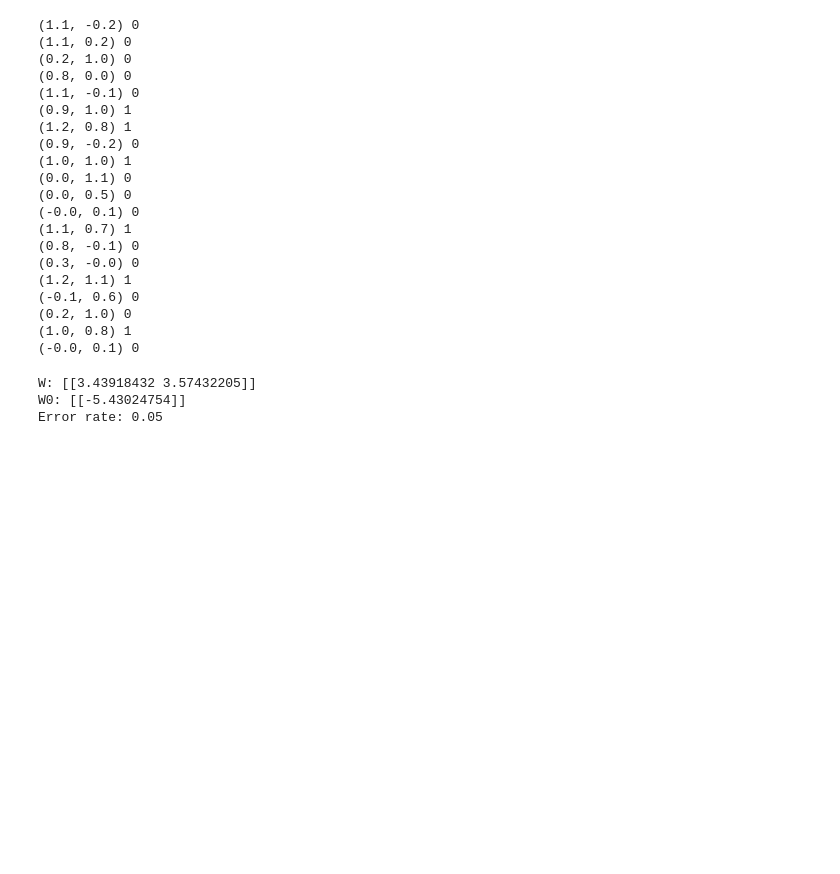
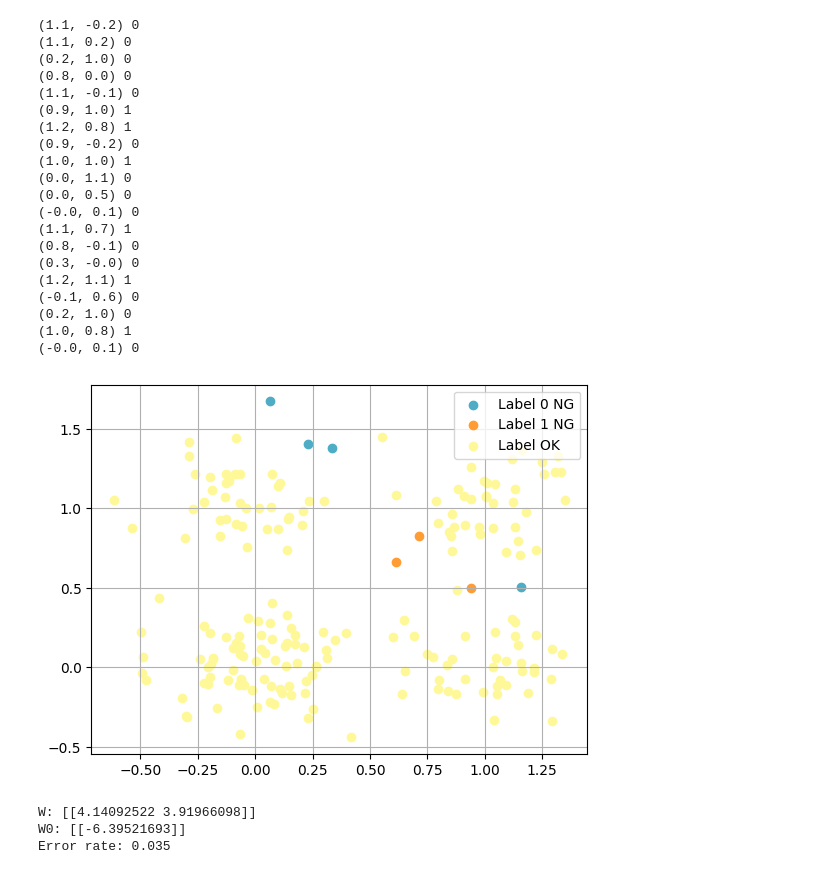
Before and after one commit to mark1702/mark, a Jupyter notebook: hoc_may_thong_ke.ipynb, the cells around one changed output. Cells and saved outputs as stored; diff of their text form; code cells hidden in the pictures; blank space fills up the shorter version.

```diff
--- a/hoc_may_thong_ke.ipynb
+++ b/hoc_may_thong_ke.ipynb
@@ -127,45 +127,51 @@ def sigmoid(x):
 def derivative_sigmoid(x):
     return sigmoid(x) * (1 - sigmoid(x))
 # %%
-def plot_clusters_after_cluster(_x, labels, std, list_labels = ['False', 'True']):
+def plot_clusters_after_cluster(_x, labels, list_labels = ['False', 'True']):
     colors = ['#4EACC5', '#FF9C34', '#fff899']
-    y_m = labels
-    for k, col in zip(range(len(labels)), colors):
-        my_members = y_m == k
-        print(_x[my_members].shape)
-        plt.scatter(_x[my_members, 0], _x[my_members, 1], marker='o', label = list_labels[k])
-    plt.title('Noisy AND dataset with std = %.1f' % std)
+    plt.scatter(_x[0], labels[0], marker='o', color=colors[0], label="Label 0 NG")
+    plt.scatter(_x[1], labels[1], marker='o', color=colors[1], label="Label 1 NG")
+    plt.scatter(_x[2], labels[2], marker='o', color=colors[2], label="Label OK")
+    # plt.title('Noisy AND dataset with std = %.1f' % std)
     plt.legend(loc='upper right')
     plt.grid(True)
     plt.show()
 # %%
-epoch = 200
-lr = 0.05
+epoch = 1000
+lr = 0.01
 w0 = np.random.randn(1, 1)
 w = np.random.randn(1, 2)
 # z = W.T * x + W0
 # y_hat = sigmoid(z)
 # loss = 0.5 * np.square(y_hat - y)
 # dw = (y_hat - y) * sigmoid(z) * (1 - sigmoid(z)) * X
 # dw0 = (y_hat - y) * sigmoid(z) * (1 - sigmoid(z)) * 1
 out_array = []
 for iter in range(epoch):
     for idx, x_noise in enumerate(X_high_noise):
         z = np.add(np.dot(x_noise, w.T), w0)
         y_hat = sigmoid(z)
         loss = 0.5 * np.square(y_hat - y_high_noise[idx])
         dw = (y_hat - y_high_noise[idx]) * sigmoid(z) * (1 - sigmoid(z)) * x_noise
         dw0 = (y_hat - y_high_noise[idx]) * sigmoid(z) * (1 - sigmoid(z)) * 1
         w -= lr * dw
         w0 -= lr * dw0
-        if iter == 199:
+        if iter == epoch - 1:
           out_array.append([x_noise[0], x_noise[1], y_hat[0][0], y_high_noise[idx]])
           # print(f"epoch {iter}: loss:{loss}. Raw {y_high_noise[idx]} Predict {y_hat}")
 out_array = np.array(out_array)
+x_0_ng = out_array[(np.absolute(out_array[:,3] - out_array[:,2]) > 0.5) & (out_array[:,3] == 0)][:,0]
+y_0_ng = out_array[(np.absolute(out_array[:,3] - out_array[:,2]) > 0.5) & (out_array[:,3] == 0)][:,1]
+x_1_ng = out_array[(np.absolute(out_array[:,3] - out_array[:,2]) > 0.5) & (out_array[:,3] == 1)][:,0]
+y_1_ng = out_array[(np.absolute(out_array[:,3] - out_array[:,2]) > 0.5) & (out_array[:,3] == 1)][:,1]
+x_ok = out_array[(np.absolute(out_array[:,3] - out_array[:,2]) <= 0.5)][:,0]
+y_ok = out_array[(np.absolute(out_array[:,3] - out_array[:,2]) <= 0.5)][:,1]
+plot_clusters_after_cluster((x_0_ng, x_1_ng, x_ok), (y_0_ng, y_1_ng, y_ok))
 print("W:", w)
 print("W0:", w0)
 print("Error rate: {}".format((np.absolute(out_array[:,3] - out_array[:,2]) > 0.5).sum() / len(X_high_noise)))
 # %% [output]
+[figure, added]
-W: [[3.43918432 3.57432205]]
-W0: [[-5.43024754]]
-Error rate: 0.05
+W: [[4.14092522 3.91966098]]
+W0: [[-6.39521693]]
+Error rate: 0.035
```
Also changed, not shown: parts of 2 cells of this notebook.
